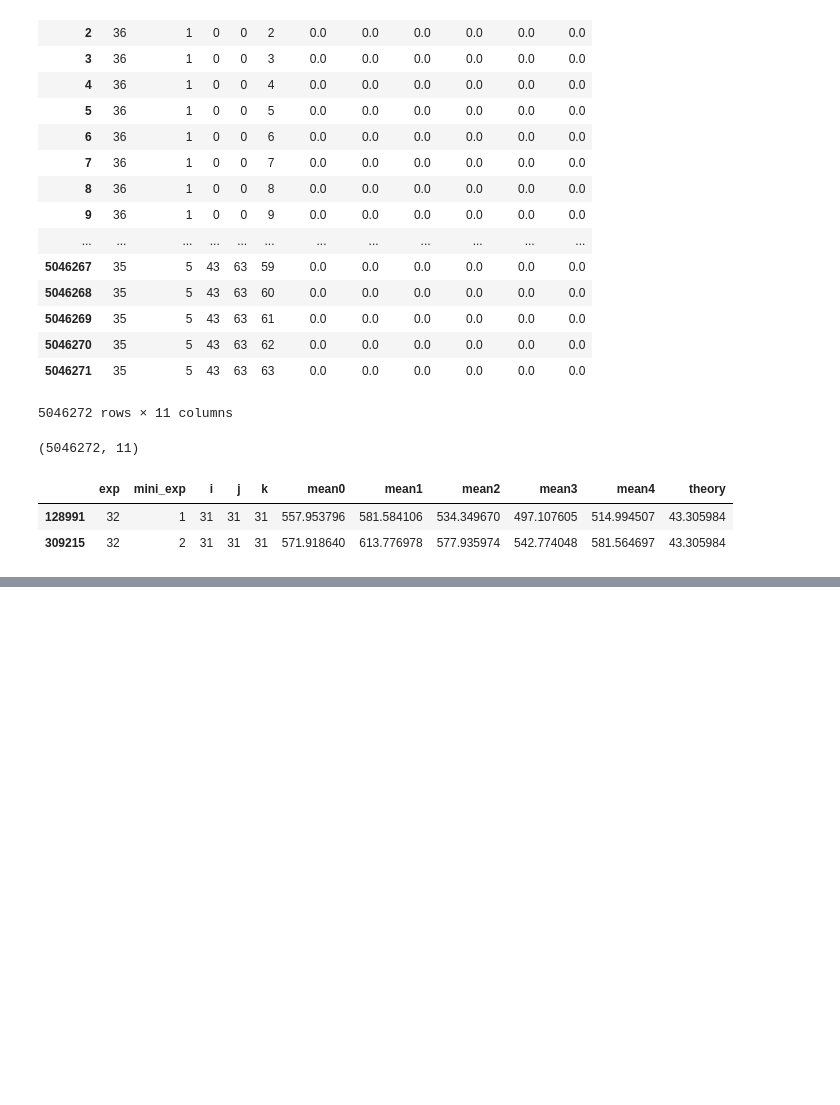
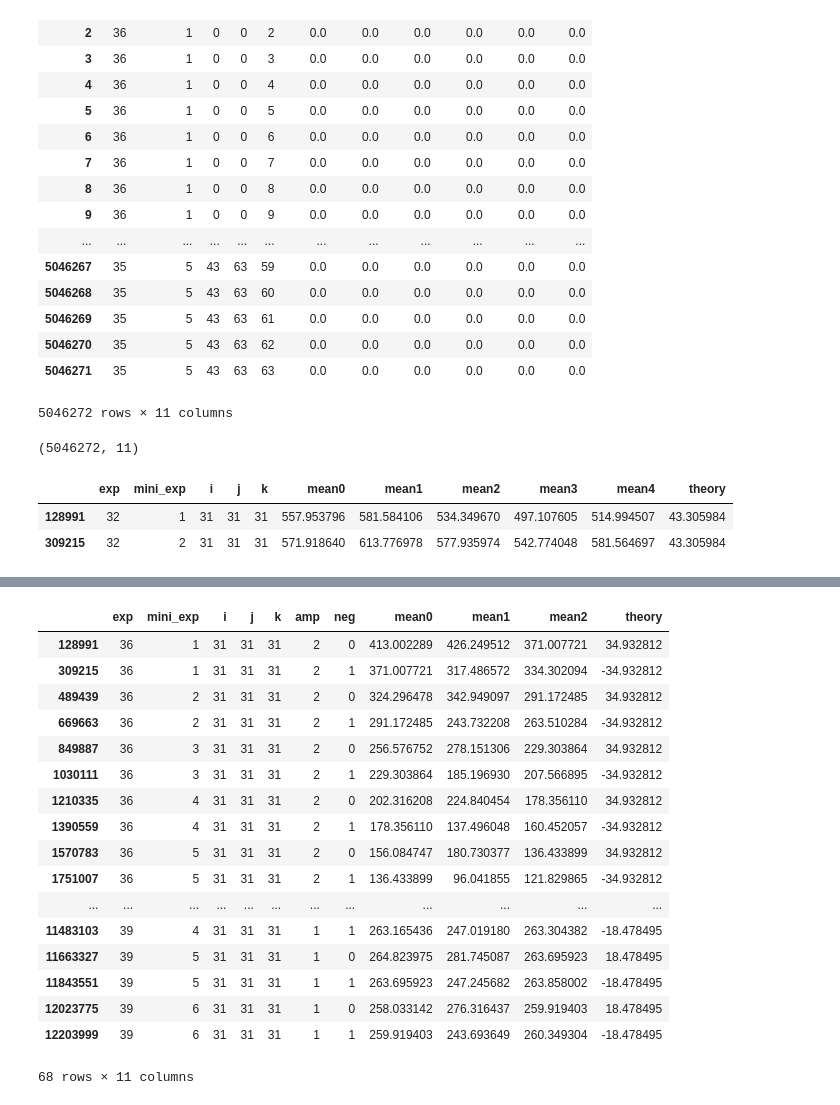
Before and after one commit to chikakoto/tdcs_thesis, a Jupyter notebook: notebooks/0.4_extract_erode_data.ipynb, the cells around one changed output, grey strips where cells are left out. Cells and saved outputs as stored; diff of their text form; code cells hidden in the pictures; blank space fills up the shorter version.

```diff
--- a/notebooks/0.4_extract_erode_data.ipynb
+++ b/notebooks/0.4_extract_erode_data.ipynb
@@ -383,0 +794,21 @@ np.savetxt(save_path+"fmap_mean_erode.txt", result.values, fmt="%s")
+# %%
+result[(result['i']==31) & (result['j']==31) & (result['k']==31)]
+# %% [output]
+|  | exp | mini_exp | i | j | k | amp | neg | mean0 | mean1 | mean2 | theory |
+| 128991 | 36 | 1 | 31 | 31 | 31 | 2 | 0 | 413.002289 | 426.249512 | 371.007721 | 34.932812 |
+| 309215 | 36 | 1 | 31 | 31 | 31 | 2 | 1 | 371.007721 | 317.486572 | 334.302094 | -34.932812 |
+| 489439 | 36 | 2 | 31 | 31 | 31 | 2 | 0 | 324.296478 | 342.949097 | 291.172485 | 34.932812 |
+| 669663 | 36 | 2 | 31 | 31 | 31 | 2 | 1 | 291.172485 | 243.732208 | 263.510284 | -34.932812 |
+| 849887 | 36 | 3 | 31 | 31 | 31 | 2 | 0 | 256.576752 | 278.151306 | 229.303864 | 34.932812 |
+| 1030111 | 36 | 3 | 31 | 31 | 31 | 2 | 1 | 229.303864 | 185.196930 | 207.566895 | -34.932812 |
+| 1210335 | 36 | 4 | 31 | 31 | 31 | 2 | 0 | 202.316208 | 224.840454 | 178.356110 | 34.932812 |
+| 1390559 | 36 | 4 | 31 | 31 | 31 | 2 | 1 | 178.356110 | 137.496048 | 160.452057 | -34.932812 |
+| 1570783 | 36 | 5 | 31 | 31 | 31 | 2 | 0 | 156.084747 | 180.730377 | 136.433899 | 34.932812 |
+| 1751007 | 36 | 5 | 31 | 31 | 31 | 2 | 1 | 136.433899 | 96.041855 | 121.829865 | -34.932812 |
+| ... | ... | ... | ... | ... | ... | ... | ... | ... | ... | ... | ... |
+| 11483103 | 39 | 4 | 31 | 31 | 31 | 1 | 1 | 263.165436 | 247.019180 | 263.304382 | -18.478495 |
+| 11663327 | 39 | 5 | 31 | 31 | 31 | 1 | 0 | 264.823975 | 281.745087 | 263.695923 | 18.478495 |
+| 11843551 | 39 | 5 | 31 | 31 | 31 | 1 | 1 | 263.695923 | 247.245682 | 263.858002 | -18.478495 |
+| 12023775 | 39 | 6 | 31 | 31 | 31 | 1 | 0 | 258.033142 | 276.316437 | 259.919403 | 18.478495 |
+| 12203999 | 39 | 6 | 31 | 31 | 31 | 1 | 1 | 259.919403 | 243.693649 | 260.349304 | -18.478495 |
+68 rows × 11 columns
```
Also changed, not shown: parts of 28 cells of this notebook, 14 other files.
